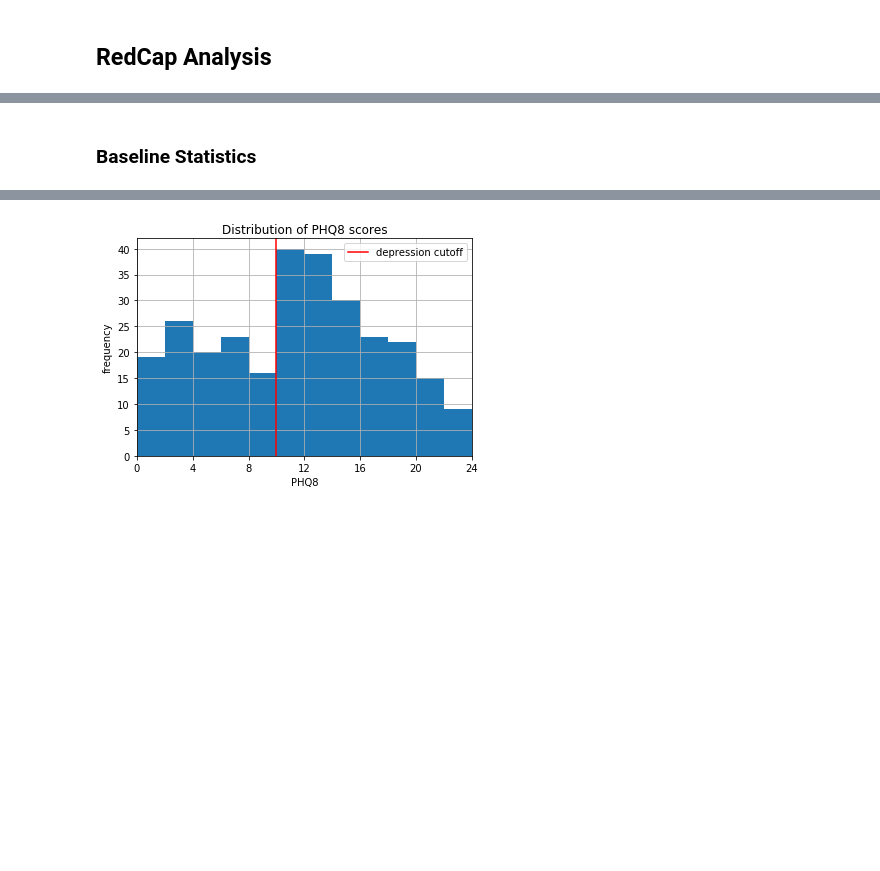
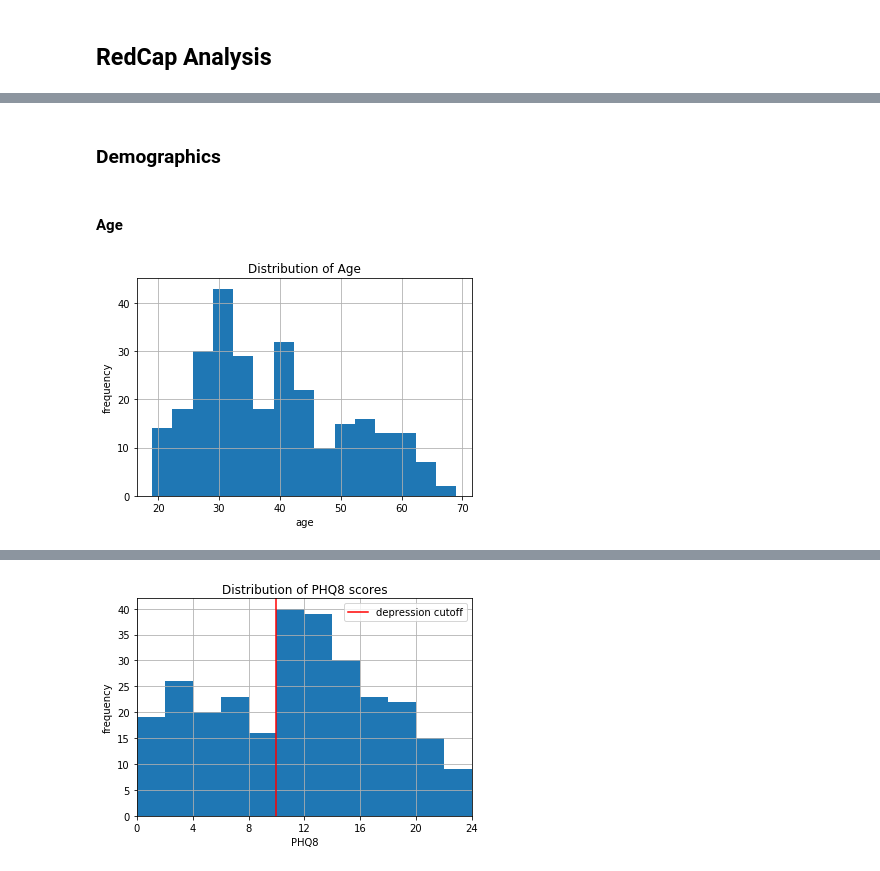
Before and after one commit to tliu526/lifesense, a Jupyter notebook: lifesense_exploration_wave1.ipynb, the cells around one changed output, grey strips where cells are left out. Cells and saved outputs as stored; diff of their text form; code cells hidden in the pictures; blank space fills up the shorter version.

Commit message:
update exploration notebook with baselines

```diff
--- a/lifesense_exploration_wave1.ipynb
+++ b/lifesense_exploration_wave1.ipynb
@@ -97,4 +88,20 @@ array(['ID:', 'Repeat Instrument', 'Repeat Instance',
 # %%
 redcap_dict = dict(zip(mapping_df['Case#:'], mapping_df['LifeSense Study App ID:    ']))
-# %% [markdown]
-### Baseline Statistics
+# %% [markdown]
+### Demographics
+# %%
+demo_df = pd.DataFrame()
+demo_df['study_id'] = baseline_df['study_id']
+demo_df['pid'] = demo_df['study_id'].map(redcap_dict)
+# %% [markdown]
+#### Age
+# %%
+demo_df['age'] = baseline_df['age']
+# %%
+demo_df['age'].hist(bins=15)
+plt.xlabel("age")
+plt.ylabel("frequency")
+plt.title("Distribution of Age")
+plt.show()
+# %% [output]
+[figure, added]
```
Also changed, not shown: parts of 98 cells of this notebook.
